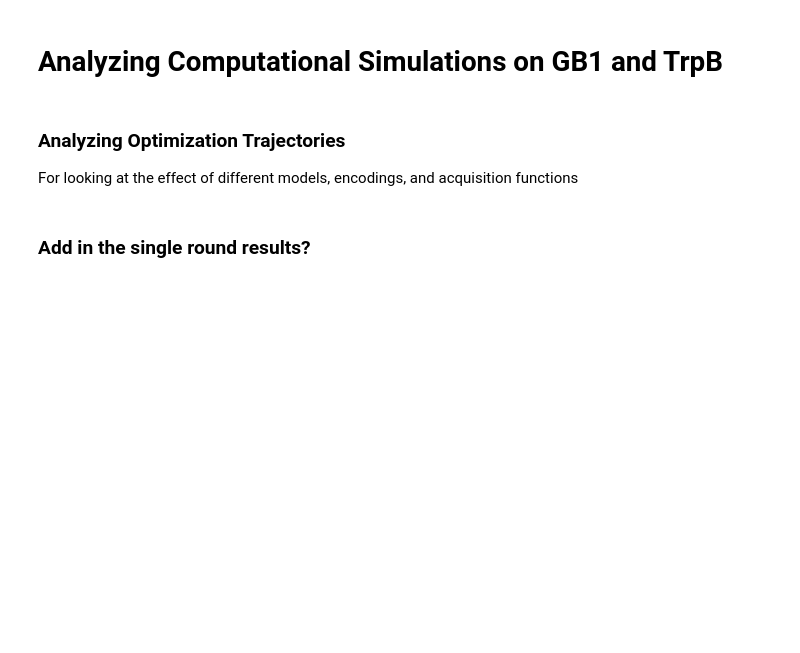
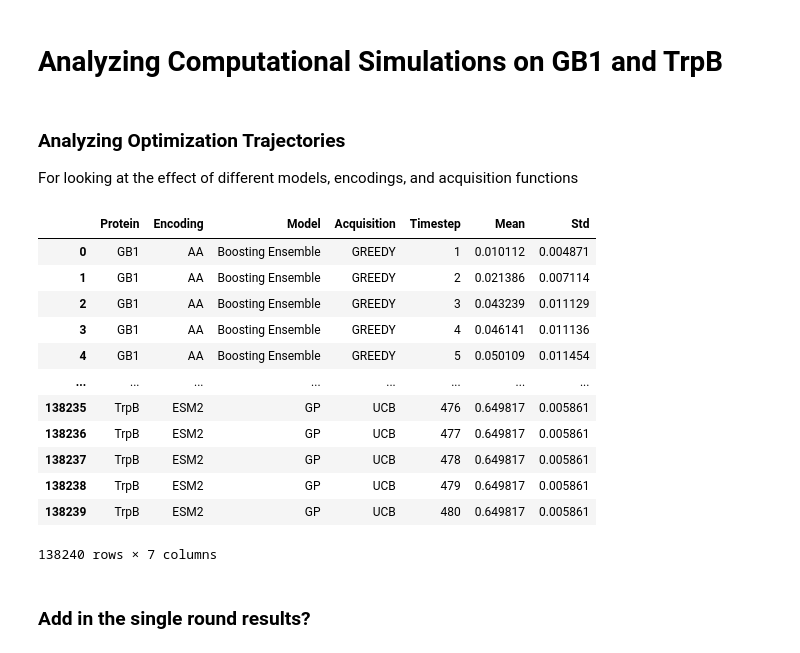
Before and after one commit to jsunn-y/ALDE, a Jupyter notebook: analysis/visualization.ipynb, the cells around one changed output. Drawn from its saved outputs; the diff is of its cells as text; code cells hidden in the pictures; blank space fills up the shorter version.

```diff
--- a/analysis/analysis.ipynb
+++ b/analysis/visualization.ipynb
@@ -107,6 +100,22 @@ df_upper = df.copy()
 df_upper['Mean'] = df_upper['Mean'] + df_upper['Std']
 df = pd.concat([df, df_lower, df_upper])
 df = df.reset_index(drop=True)
+# %%
+df
+# %% [output]
+|  | Protein | Encoding | Model | Acquisition | Timestep | Mean | Std |
+| 0 | GB1 | AA | Boosting Ensemble | GREEDY | 1 | 0.010112 | 0.004871 |
+| 1 | GB1 | AA | Boosting Ensemble | GREEDY | 2 | 0.021386 | 0.007114 |
+| 2 | GB1 | AA | Boosting Ensemble | GREEDY | 3 | 0.043239 | 0.011129 |
+| 3 | GB1 | AA | Boosting Ensemble | GREEDY | 4 | 0.046141 | 0.011136 |
+| 4 | GB1 | AA | Boosting Ensemble | GREEDY | 5 | 0.050109 | 0.011454 |
+| ... | ... | ... | ... | ... | ... | ... | ... |
+| 138235 | TrpB | ESM2 | GP | UCB | 476 | 0.649817 | 0.005861 |
+| 138236 | TrpB | ESM2 | GP | UCB | 477 | 0.649817 | 0.005861 |
+| 138237 | TrpB | ESM2 | GP | UCB | 478 | 0.649817 | 0.005861 |
+| 138238 | TrpB | ESM2 | GP | UCB | 479 | 0.649817 | 0.005861 |
+| 138239 | TrpB | ESM2 | GP | UCB | 480 | 0.649817 | 0.005861 |
+138240 rows × 7 columns
 # %% [markdown]
 ### Add in the single round results?
 # %%
```
Also changed, not shown: parts of 6 cells of this notebook, 12 other files.
